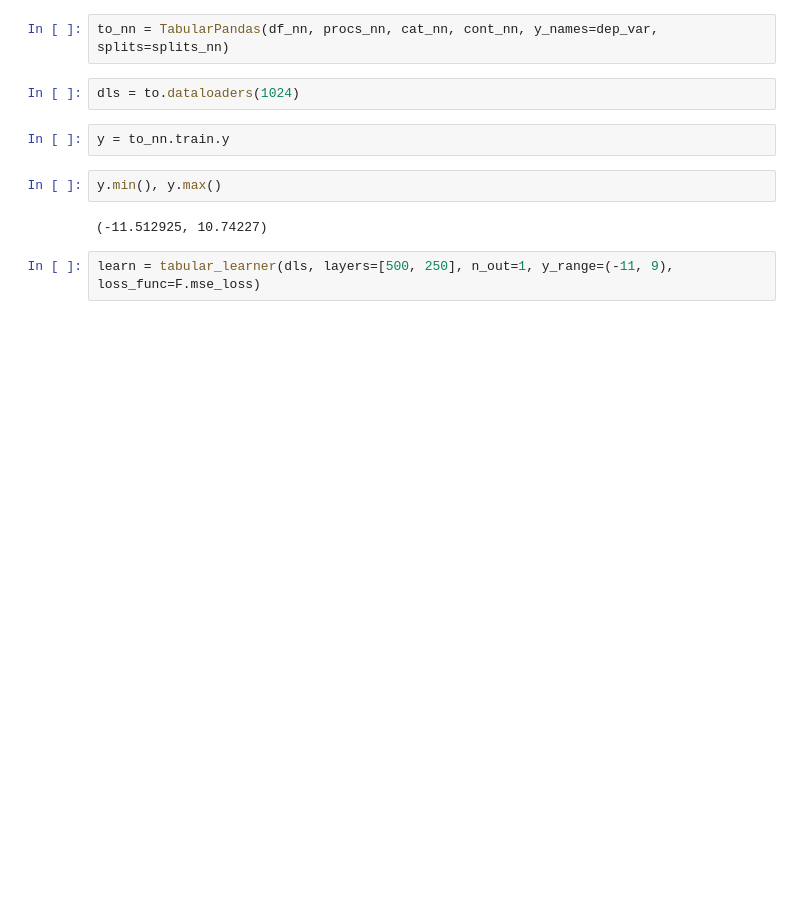
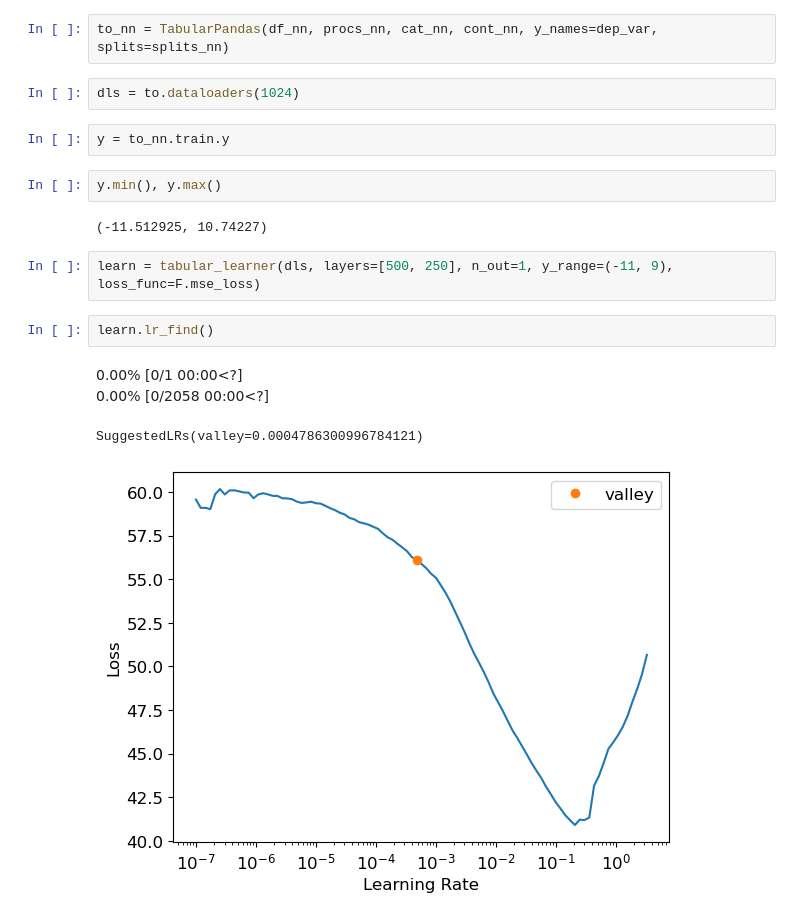
Before and after one commit to peterbull/store-sales-ml, a Jupyter notebook: store_sales.ipynb, the cells around one changed output. Drawn from its saved outputs; the diff is of its cells as text; blank space fills up the shorter version.

```diff
--- a/store_sales.ipynb
+++ b/store_sales.ipynb
@@ -689,3 +689,10 @@ y.min(), y.max()
 (-11.512925, 10.74227)
 # %%
 learn = tabular_learner(dls, layers=[500, 250], n_out=1, y_range=(-11, 9), loss_func=F.mse_loss)
+# %%
+learn.lr_find()
+# %% [output]
+0.00% [0/1 00:00<?]
+0.00% [0/2058 00:00<?]
+SuggestedLRs(valley=0.0004786300996784121)
+[figure, added]
```
Also changed, not shown: parts of 3 cells of this notebook.
